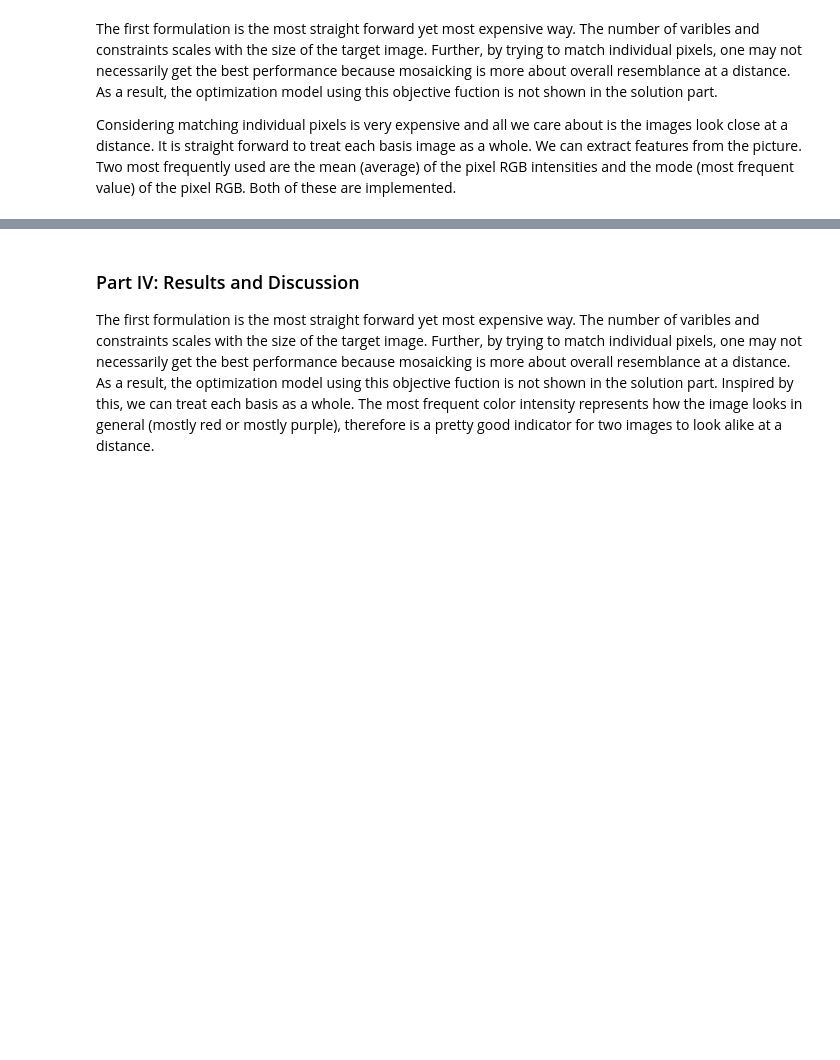
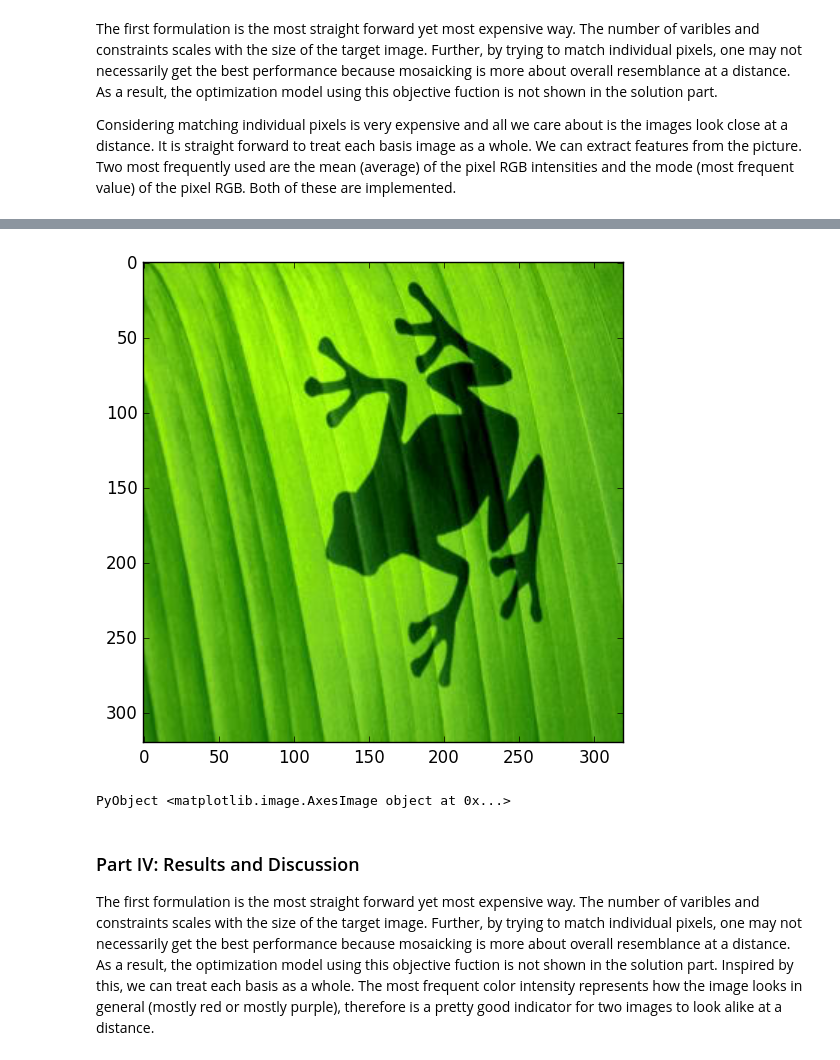
Before and after one commit to saraghav/ECE524_FinalProject, a Jupyter notebook: main_Song.ipynb, the cells around one changed output, grey strips where cells are left out. Cells and saved outputs as stored; diff of their text form; code cells hidden in the pictures; blank space fills up the shorter version.

```diff
--- a/main_Song.ipynb
+++ b/main_Song.ipynb
@@ -93,0 +164,33 @@ images_mat = scale_cellarray_mats(images_mat, desired_size)
+# %%
+image_files = get_image_files("./grayscale") # test library with 4 gray scale pics
+
+# library with images
+# image_files = get_image_files("./music0500")
+# image_files = get_image_files("./music1000")
+# image_files = get_image_files("./music1500")
+
+# set desired size and rescale the basis images
+base_size = 16
+images_mat = load_images_as_cellarray_mats(image_files)
+desired_size = (base_size, base_size)
+images_mat = scale_cellarray_mats(images_mat, desired_size)
+
+println(length(images_mat), " basis image files loaded")
+
+test_image_files = get_image_files("./test_images")
+test_images_mat = load_images_as_cellarray_mats(test_image_files)
+
+println(length(test_images_mat), " test image files loaded")
+
+test_image = test_images_mat[1]
+
+n_basis = length(images_mat)
+w_basis = size(images_mat[1], 2)
+h_basis = size(images_mat[1], 1)
+w_test_image = size(test_image, 2)
+h_test_image = size(test_image, 1)
+
+n_basis_width = round(Int64, w_test_image/w_basis)
+n_basis_height = round(Int64, h_test_image/h_basis)
+
+; # to suppress display
@@ -94,3 +273,8 @@ images_mat = scale_cellarray_mats(images_mat, desired_size)
+# %%
+imshow(test_image)
+# %% [output]
+[figure, added]
+PyObject <matplotlib.image.AxesImage object at 0x...>
 # %% [markdown]
 ### Part IV: Results and Discussion
 
```
Also changed, not shown: parts of 10 cells of this notebook.
